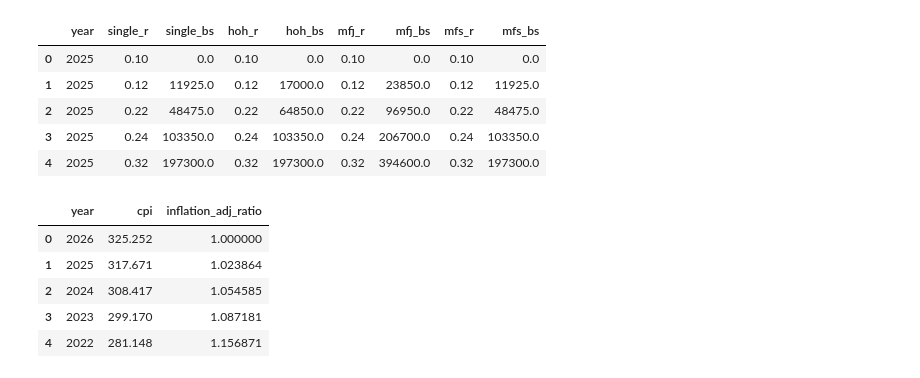
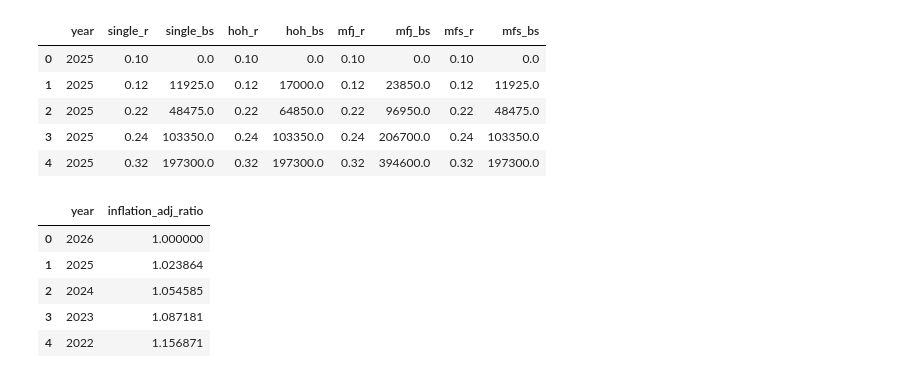
Before and after one commit to cormac-taylor/taxation, a Jupyter notebook: taxation.ipynb, the cells around one changed output. Drawn from its saved outputs; the diff is of its cells as text; code cells hidden in the pictures.

```diff
--- a/taxation.ipynb
+++ b/taxation.ipynb
@@ -22,14 +31,19 @@ tax_bracket_df.head()
 | 3 | 2025 | 0.24 | 103350.0 | 0.24 | 103350.0 | 0.24 | 206700.0 | 0.24 | 103350.0 |
 | 4 | 2025 | 0.32 | 197300.0 | 0.32 | 197300.0 | 0.32 | 394600.0 | 0.32 | 197300.0 |
 # %%
-cpi_df = pd.read_csv('data/january_cpi_1913_to_2026.csv')
-cpi_df['inflation_adj_ratio'] = cpi_df['cpi'][0] / cpi_df['cpi']
+inflation_df = pd.read_csv('data/january_cpi_1913_to_2026.csv')
 
-cpi_df.head()
+inflation_df['year'] = inflation_df['year'].astype(str)
+inflation_df['cpi'] = inflation_df['cpi'].astype(float)
+inflation_df['inflation_adj_ratio'] = inflation_df['cpi'][0] / inflation_df['cpi']
+
+inflation_df.drop(columns=['cpi'], inplace=True)
+
+inflation_df.head()
 # %% [output]
-|  | year | cpi | inflation_adj_ratio |
-| 0 | 2026 | 325.252 | 1.000000 |
-| 1 | 2025 | 317.671 | 1.023864 |
-| 2 | 2024 | 308.417 | 1.054585 |
-| 3 | 2023 | 299.170 | 1.087181 |
-| 4 | 2022 | 281.148 | 1.156871 |
+|  | year | inflation_adj_ratio |
+| 0 | 2026 | 1.000000 |
+| 1 | 2025 | 1.023864 |
+| 2 | 2024 | 1.054585 |
+| 3 | 2023 | 1.087181 |
+| 4 | 2022 | 1.156871 |
```
Also changed, not shown: parts of 14 cells of this notebook.
